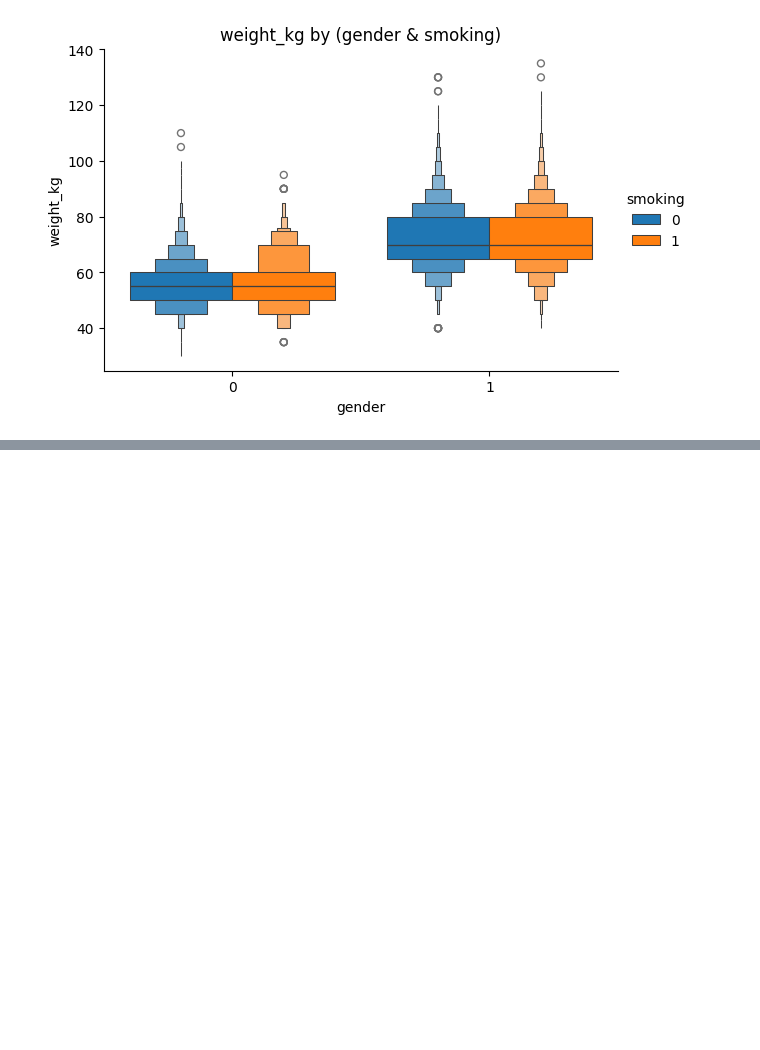
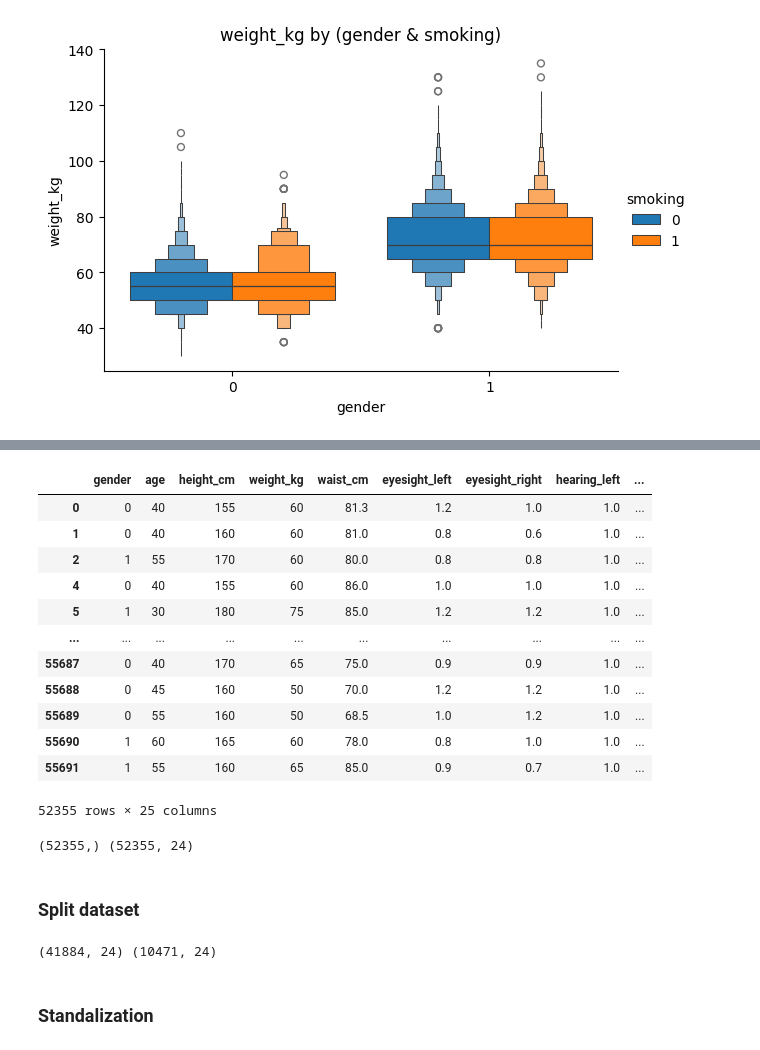
Before and after one commit to Coconut3223/Bio-Signal-Analysis-for-Smoking-Prediction, a Jupyter notebook: analysis.ipynb, the cells around one changed output, grey strips where cells are left out. Saved outputs shown, nothing was run; the diff lists cells and outputs as text; code cells hidden in the pictures; blank space fills up the shorter version.

```diff
--- a/analysis.ipynb
+++ b/analysis.ipynb
@@ -295,0 +400,35 @@ sns.catplot(data=df, x='gender', y='weight_kg', hue='smoking',
+# %%
+df_drop_12['gender'] = df_drop_12['gender'].map({'M':1, 'F':0})
+df_drop_12['tartar'] = df_drop_12['tartar'].map({'Y':1, 'N':0})
+# %%
+df_drop_12
+# %% [output]
+|  | gender | age | height_cm | weight_kg | waist_cm | eyesight_left | eyesight_right | hearing_left | ... |
+| 0 | 0 | 40 | 155 | 60 | 81.3 | 1.2 | 1.0 | 1.0 | ... |
+| 1 | 0 | 40 | 160 | 60 | 81.0 | 0.8 | 0.6 | 1.0 | ... |
+| 2 | 1 | 55 | 170 | 60 | 80.0 | 0.8 | 0.8 | 1.0 | ... |
+| 4 | 0 | 40 | 155 | 60 | 86.0 | 1.0 | 1.0 | 1.0 | ... |
+| 5 | 1 | 30 | 180 | 75 | 85.0 | 1.2 | 1.2 | 1.0 | ... |
+| ... | ... | ... | ... | ... | ... | ... | ... | ... | ... |
+| 55687 | 0 | 40 | 170 | 65 | 75.0 | 0.9 | 0.9 | 1.0 | ... |
+| 55688 | 0 | 45 | 160 | 50 | 70.0 | 1.2 | 1.2 | 1.0 | ... |
+| 55689 | 0 | 55 | 160 | 50 | 68.5 | 1.0 | 1.2 | 1.0 | ... |
+| 55690 | 1 | 60 | 165 | 60 | 78.0 | 0.8 | 1.0 | 1.0 | ... |
+| 55691 | 1 | 55 | 160 | 65 | 85.0 | 0.9 | 0.7 | 1.0 | ... |
+52355 rows × 25 columns
+# %%
+x_cols = list(df_drop_12.columns)
+x_cols.remove('smoking')
+y, X = df_drop_12['smoking'], df_drop_12[x_cols]
+print(y.shape, X.shape)
+# %% [output]
+(52355,) (52355, 24)
+# %% [markdown]
+### Split dataset
+# %%
+X_train, X_test, y_train, y_test = train_test_split(X, y, test_size=0.2, random_state=42)
+print(X_train.shape, X_test.shape)
+# %% [output]
+(41884, 24) (10471, 24)
+# %% [markdown]
+### Standalization
```
Also changed, not shown: parts of 18 cells of this notebook.
